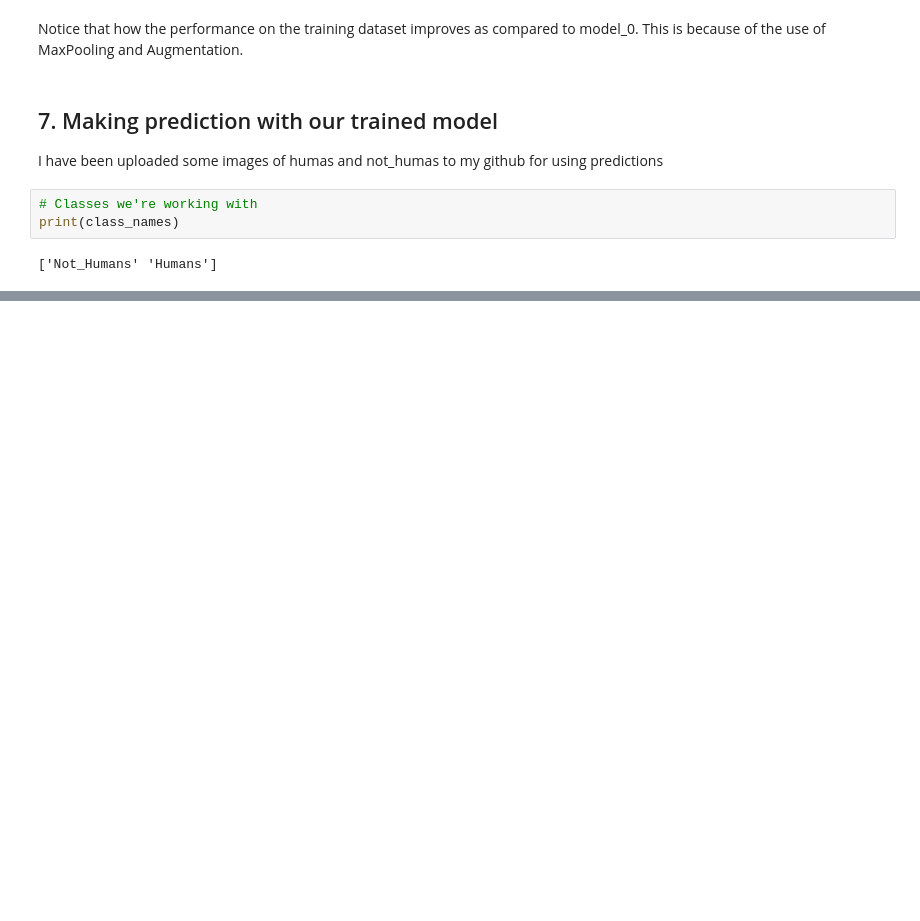
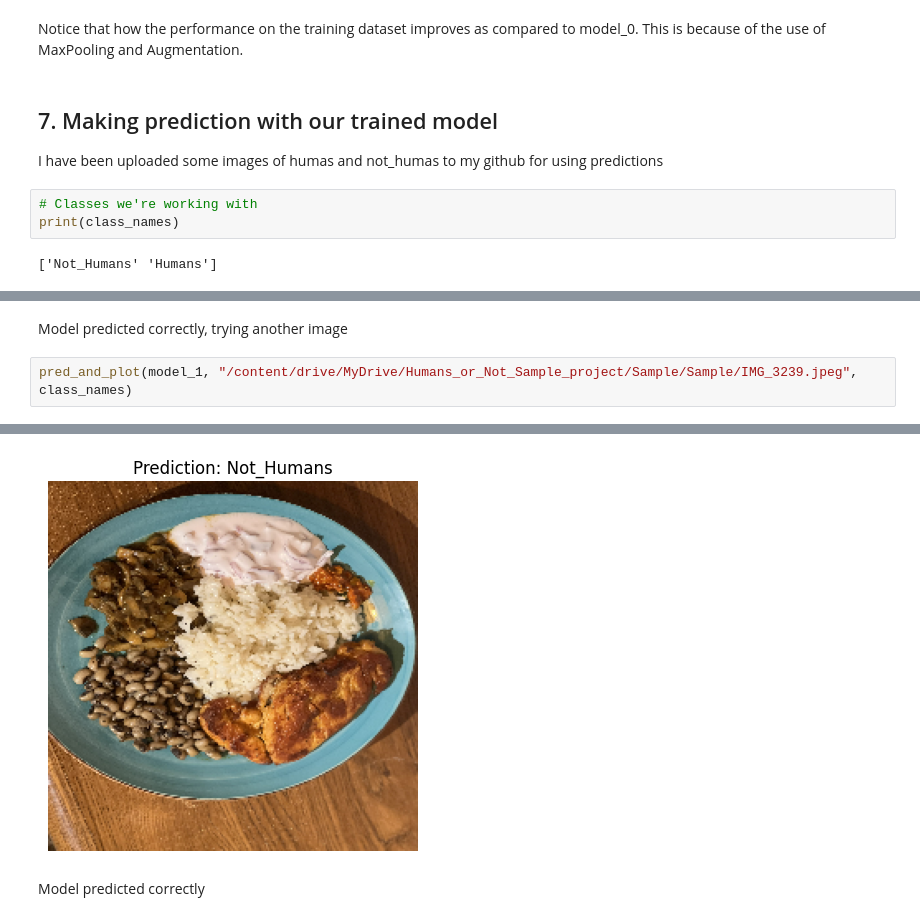
Before and after one commit to charles01george/Humans_or_not, a Jupyter notebook: Humans_or_not_Sample.ipynb, the cells around one changed output, grey strips where cells are left out. Saved outputs shown, nothing was run; the diff lists cells and outputs as text; blank space fills up the shorter version.

```diff
--- a/Humans_or_not_Sample.ipynb
+++ b/Humans_or_not_Sample.ipynb
@@ -372,0 +490,5 @@ print(class_names)
+# %% [markdown]
+Model predicted correctly, trying another image
+# %%
+pred_and_plot(model_1, "/content/drive/MyDrive/Humans_or_Not_Sample_project/Sample/Sample/IMG_3239.jpeg", class_names)
+# %% [output]
@@ -372,0 +496,3 @@ print(class_names)
+[figure, added]
+# %% [markdown]
+Model predicted correctly
```
Also changed, not shown: parts of 30 cells of this notebook.
